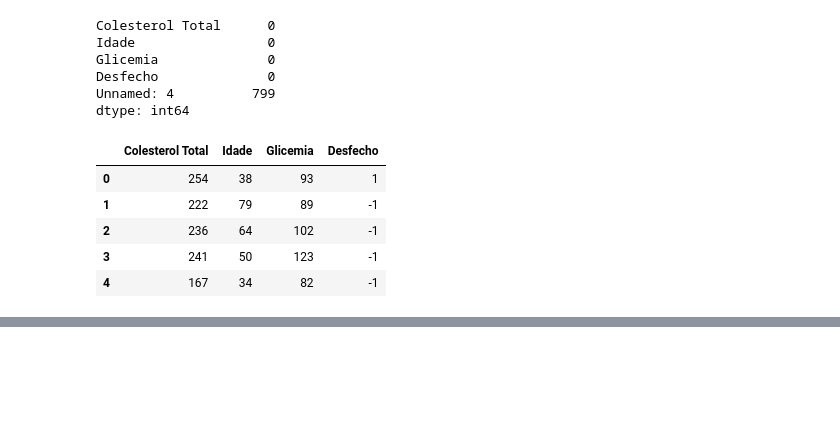
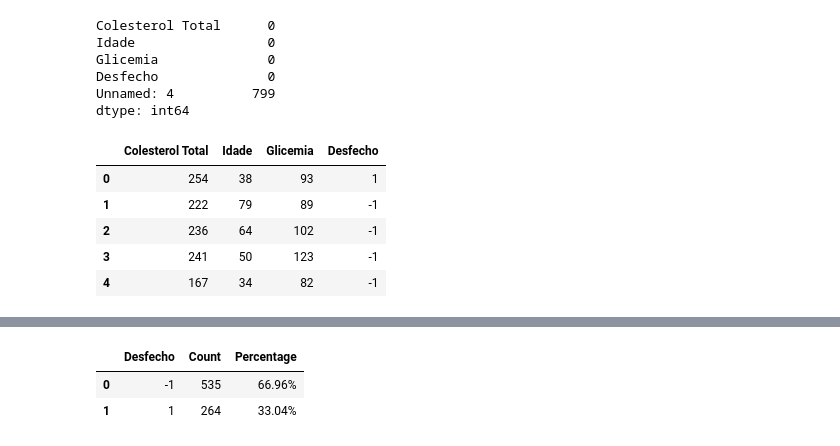
Before and after one commit to luancvieira/Binary-Classification, a Jupyter notebook: binary classification - heart attack.ipynb, the cells around one changed output, grey strips where cells are left out. Drawn from its saved outputs; the diff is of its cells as text; code cells hidden in the pictures; blank space fills up the shorter version.

```diff
--- a/binary classification - heart attack.ipynb
+++ b/binary classification - heart attack.ipynb
@@ -84,3 +88,14 @@ fig.update_layout(
 fig.show()
 # %% [output]
 [interactive output not drawn]
+# %%
+desfecho_counts = df['Desfecho'].value_counts().reset_index()
+
+# Rename the columns for clarity
+desfecho_counts.columns = ['Desfecho', 'Count']
+desfecho_counts['Percentage'] = (desfecho_counts['Count']/df.shape[0]).apply(lambda x: f'{x:.2%}')
+desfecho_counts
+# %% [output]
+|  | Desfecho | Count | Percentage |
+| 0 | -1 | 535 | 66.96% |
+| 1 | 1 | 264 | 33.04% |
```
Also changed, not shown: parts of 4 cells of this notebook.
